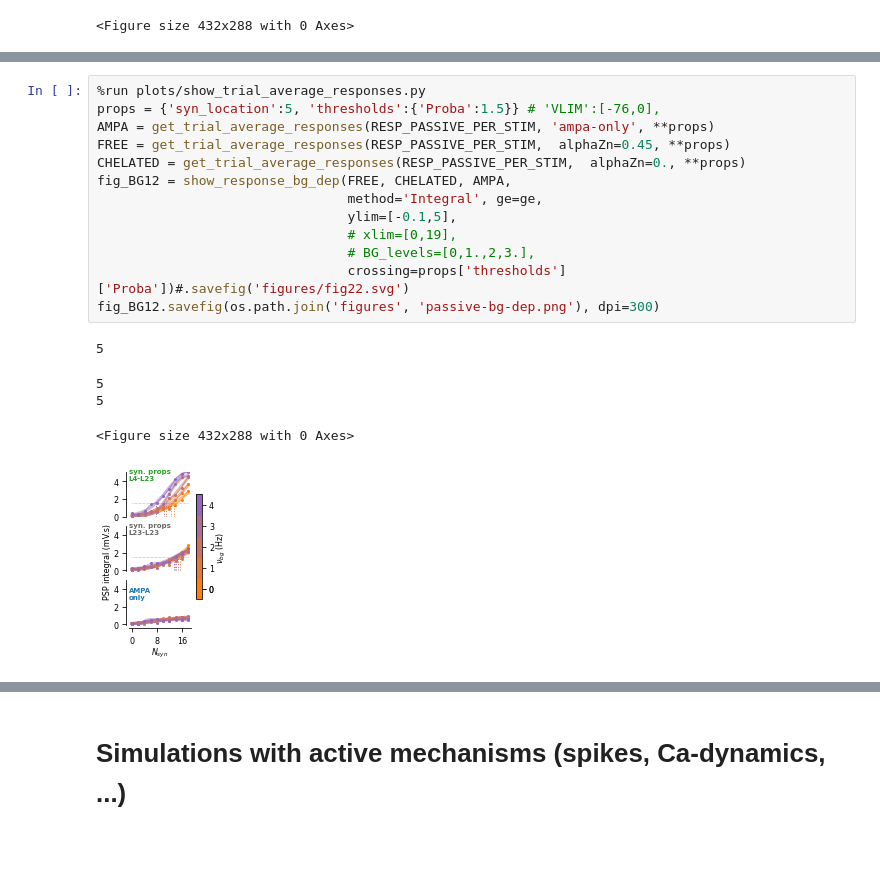
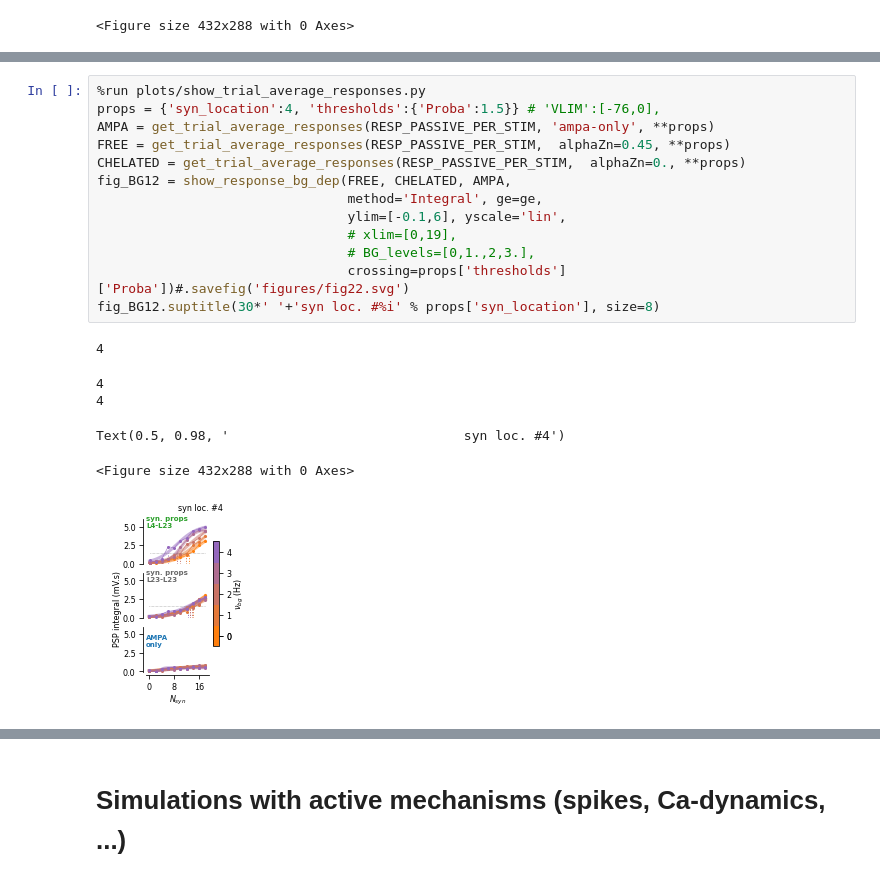
Before and after one commit to yzerlaut/zinc-NMDA-modulation, a Jupyter notebook: Sensitivity_to_Background_Modulation.ipynb, the cells around one changed output, grey strips where cells are left out. Saved outputs shown, nothing was run; the diff lists cells and outputs as text; blank space fills up the shorter version.

```diff
--- a/Sensitivity_to_Background_Modulation.ipynb
+++ b/Sensitivity_to_Background_Modulation.ipynb
@@ -67,19 +136,20 @@ show_trial_average_responses(RESP_PASSIVE_PER_STIM, alphaZn=0., **props)
 # %%
 %run plots/show_trial_average_responses.py
-props = {'syn_location':5, 'thresholds':{'Proba':1.5}} # 'VLIM':[-76,0],
+props = {'syn_location':4, 'thresholds':{'Proba':1.5}} # 'VLIM':[-76,0],
 AMPA = get_trial_average_responses(RESP_PASSIVE_PER_STIM, 'ampa-only', **props)
 FREE = get_trial_average_responses(RESP_PASSIVE_PER_STIM,  alphaZn=0.45, **props)
 CHELATED = get_trial_average_responses(RESP_PASSIVE_PER_STIM,  alphaZn=0., **props)
 fig_BG12 = show_response_bg_dep(FREE, CHELATED, AMPA,
                                 method='Integral', ge=ge,
-                                ylim=[-0.1,5],
+                                ylim=[-0.1,6], yscale='lin',
                                 # xlim=[0,19],
                                 # BG_levels=[0,1.,2,3.],
                                 crossing=props['thresholds']['Proba'])#.savefig('figures/fig22.svg')
-fig_BG12.savefig(os.path.join('figures', 'passive-bg-dep.png'), dpi=300)
+fig_BG12.suptitle(30*' '+'syn loc. #%i' % props['syn_location'], size=8)
 # %% [output]
-5
+4
-5
-5
+4
+4
-<Figure size 432x288 with 0 Axes>
+Text(0.5, 0.98, '                              syn loc. #4')
+<Figure size 432x288 with 0 Axes>
-[figure, old version]
+[figure, new version]
```
Also changed, not shown: parts of 19 cells of this notebook, 2 other files.
